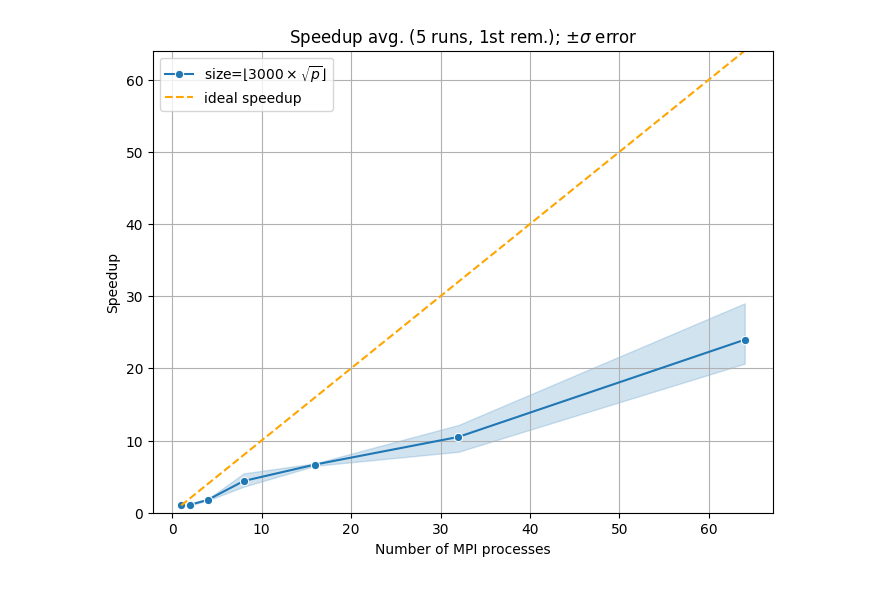
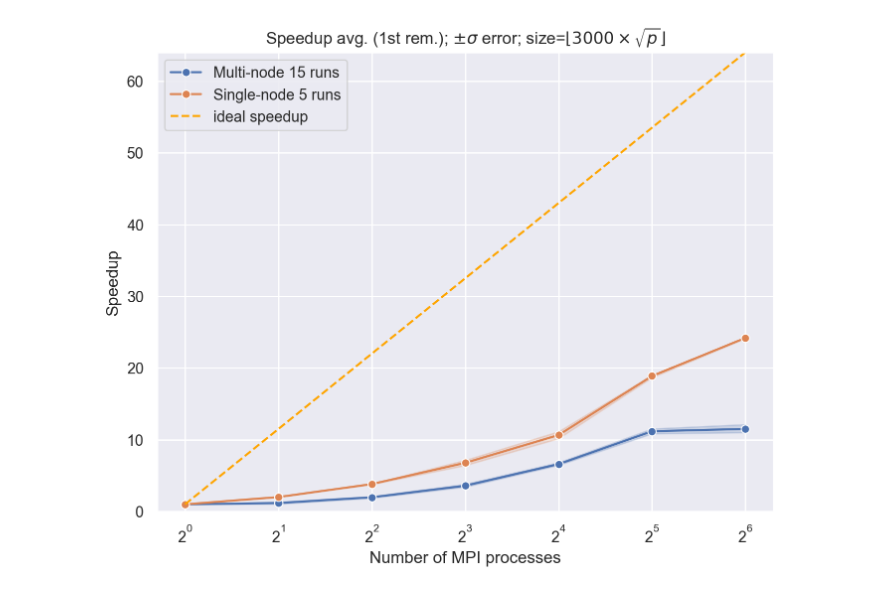
Before and after one commit to benedict-armstrong/hpc, a Jupyter notebook: project04/code/powermethod/plots.ipynb, the cells around one changed output. Saved outputs shown, nothing was run; the diff lists cells and outputs as text; code cells hidden in the pictures.

```diff
--- a/project04/code/powermethod/plots.ipynb
+++ b/project04/code/powermethod/plots.ipynb
@@ -11 +6,5 @@ EXCLUDE_FIRST_N = 1
+# %%
+EXCLUDE_FIRST_N = 1
+
+sns.set_theme(style="darkgrid")
 # %%
@@ -25,13 +30,19 @@ def reshape(data):
     rows = []
     for p_i, p in enumerate(data["processes"]):
         for i, t in enumerate(data["times"][p_i]):
-            rows.append({"processes": p, "run": i, "time": t, "base_size": data["base_size"]})
+            rows.append({"processes": p, "run": i, "time": t, "base_size": data["base_size"], "runs": data["runs"]})
     return pd.DataFrame(rows)
 # %%
-weak_multi = reshape(weak)
+weak_multi = reshape(weak_multi)
 weak_multi["type"] = "weak"
-strong_multi = reshape(strong)
+strong_multi = reshape(strong_multi)
 strong_multi["type"] = "strong"
+
+weak_single = reshape(weak_single)
+weak_single["type"] = "weak_single"
+
+strong_single = reshape(strong_single)
+strong_single["type"] = "strong_single"
 
 strong_multi
 weak_multi
@@ -72,30 +88,34 @@ plot_strong(strong_multi, "power_strong_scaling")
 # %%
+plt.figure(figsize=(8, 6))
 base_size = 3000
-def plot_speeup(data, name):
+
+def plot_speeup(data, label):
     avg_time_single = data[data["processes"] == 1]["time"].mean()
+    # calculate speedup (using avg time of # process)
     data["speedup"] = avg_time_single / data["time"]
 
-    plt.figure(figsize=(8, 6))
 
-    sns.lineplot(x="processes", y="speedup", data=data, marker="o", label=fr"size=$\lfloor {{{base_size}}} \times \sqrt{{p}}\rfloor$")
+    sns.lineplot(x="processes", y="speedup", data=data, marker="o", label=label)
 
-    # add speedup line
-    plt.plot([1, 64], [1, 64], linestyle="--", color="orange", label="ideal speedup")
+plot_speeup(strong_multi, "Multi-node 15 runs")
+plot_speeup(strong_single, "Single-node 5 runs")
 
-    plt.xlabel("Number of MPI processes")
-    plt.ylabel("Speedup")
-    plt.legend()
-    plt.ylim(0, 64)
-    plt.grid()
+# add speedup line
+plt.plot([1, 64], [1, 64], linestyle="--", color="orange", label="ideal speedup")
 
-    plt.title(f"Speedup avg. ({strong['runs']} runs, 1st rem.); $\pm\sigma$ error")
+plt.xlabel("Number of MPI processes")
+plt.ylabel("Speedup")
+plt.legend()
+plt.ylim(0, 64)
+plt.grid(True)
+plt.xscale('log', base=2)
 
-    plt.savefig(f"../../report/plots/{name}.pdf")
+plt.title(fr"Speedup avg. (1st rem.); $\pm\sigma$ error; size=$\lfloor {{{base_size}}} \times \sqrt{{p}}\rfloor$")
 
-    plt.show()
+plt.savefig(f"../../report/plots/power_strong_speedup.pdf")
 
-plot_speeup(strong_multi, "power_strong_speedup")
+plt.show()
 # %% [output]
-[figure, old version]
+[figure, new version]
 # %%
 # weak scaling
```
Also changed, not shown: parts of 7 cells of this notebook, 9 other files.
